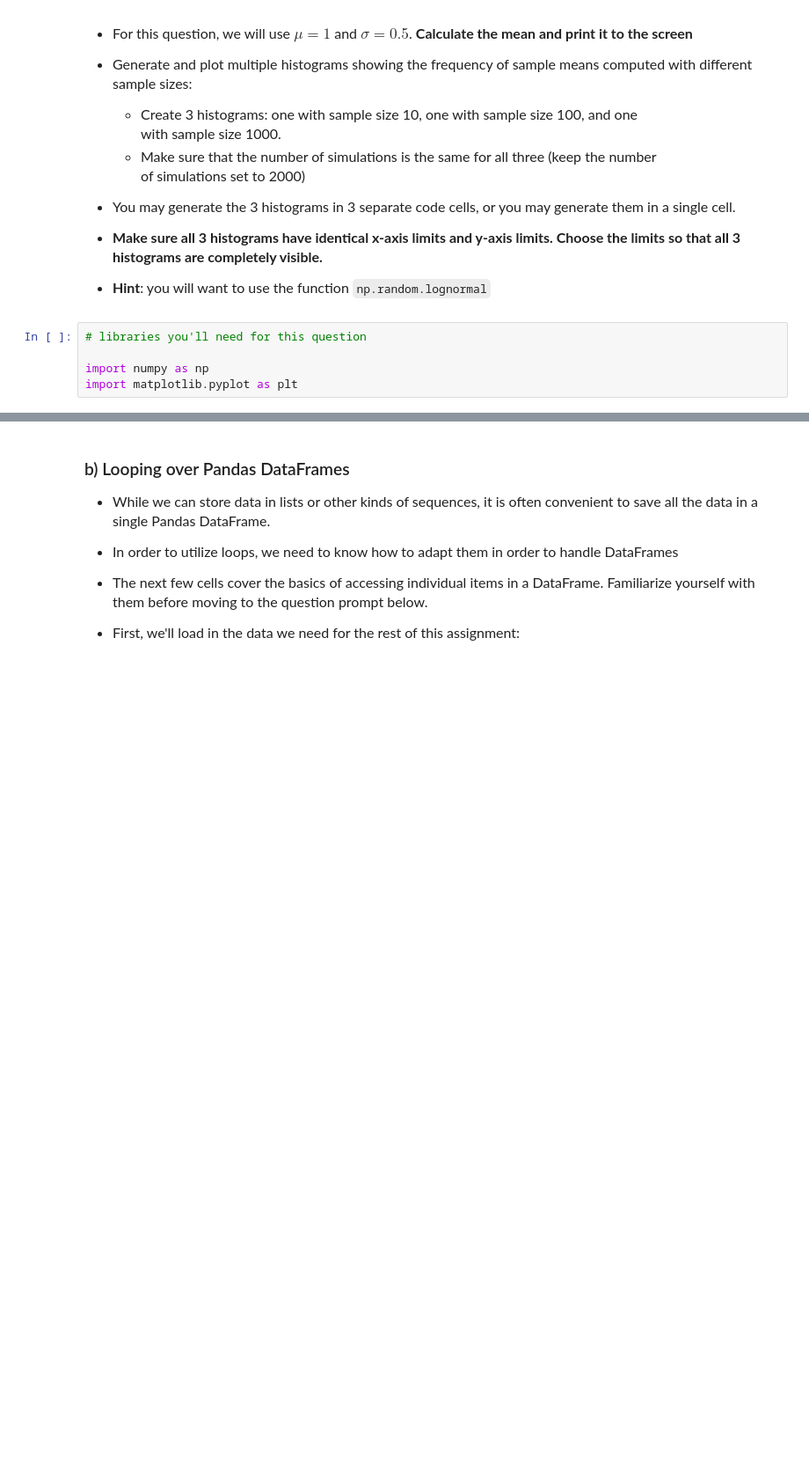
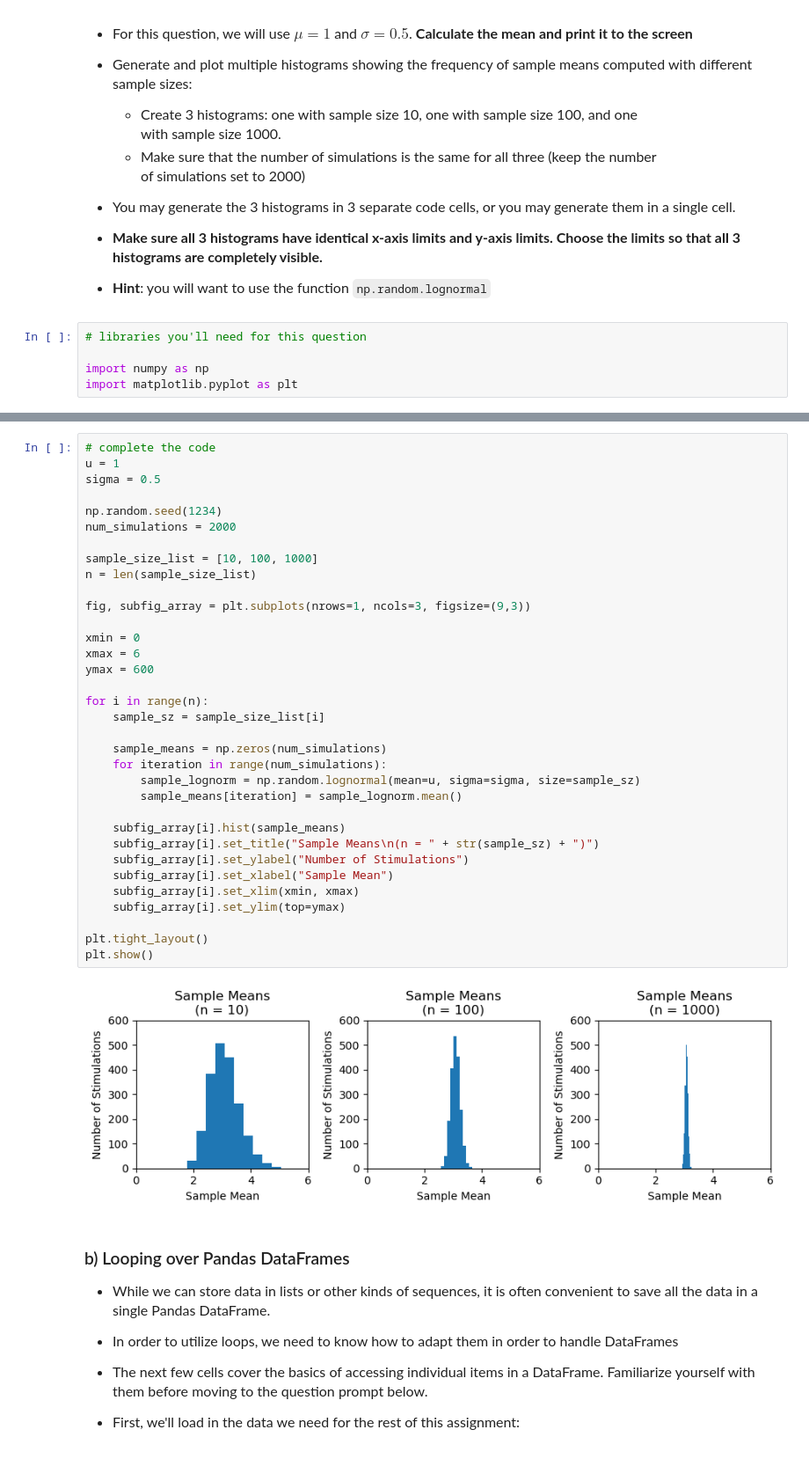
Before and after one commit to BryanaM27/datasci151spring2026, a Jupyter notebook: _assignments/assignment_5/Assignment5.ipynb, the cells around one changed output, grey strips where cells are left out. Shown at 88% size. Saved outputs shown, nothing was run; the diff lists cells and outputs as text; blank space fills up the shorter version.

```diff
--- a/_assignments/assignment_5/Assignment5.ipynb
+++ b/_assignments/assignment_5/Assignment5.ipynb
@@ -112,3 +50,39 @@ plt.tight_layout()
+# %%
+# complete the code
+u = 1
+sigma = 0.5
+
+np.random.seed(1234)
+num_simulations = 2000
+
+sample_size_list = [10, 100, 1000]
+n = len(sample_size_list)
+
+fig, subfig_array = plt.subplots(nrows=1, ncols=3, figsize=(9,3))
+
+xmin = 0
+xmax = 6
+ymax = 600
+
+for i in range(n):
+    sample_sz = sample_size_list[i]
+
+    sample_means = np.zeros(num_simulations)
+    for iteration in range(num_simulations):
+        sample_lognorm = np.random.lognormal(mean=u, sigma=sigma, size=sample_sz)
+        sample_means[iteration] = sample_lognorm.mean()
+
+    subfig_array[i].hist(sample_means)
+    subfig_array[i].set_title("Sample Means\n(n = " + str(sample_sz) + ")")
+    subfig_array[i].set_ylabel("Number of Stimulations")
+    subfig_array[i].set_xlabel("Sample Mean")
+    subfig_array[i].set_xlim(xmin, xmax)
+    subfig_array[i].set_ylim(top=ymax)
+
+plt.tight_layout()
+plt.show()
+# %% [output]
+[figure, added]
 # %% [markdown]
 ### b) Looping over Pandas DataFrames
 
```
Also changed, not shown: parts of 1 cell of this notebook.
